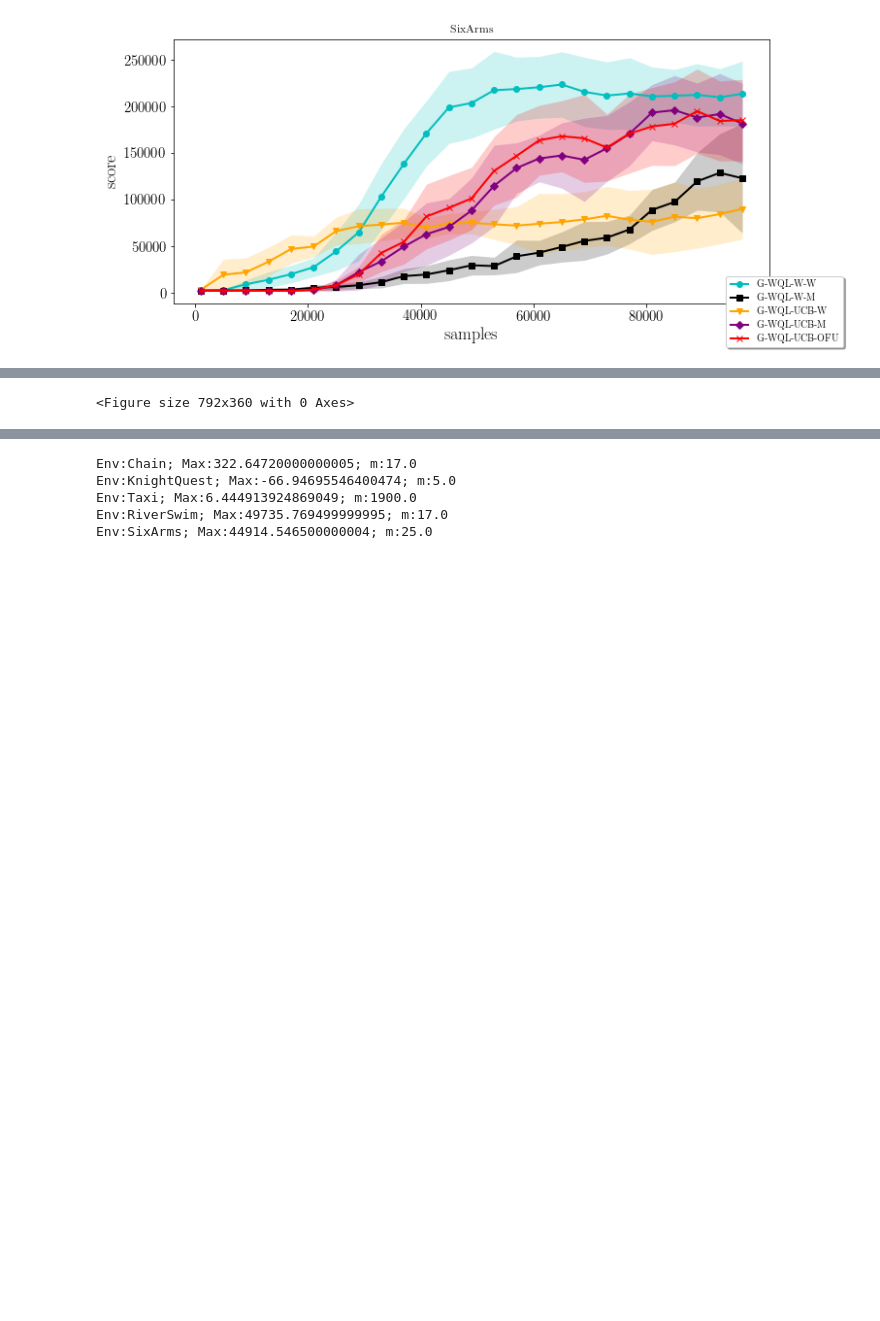
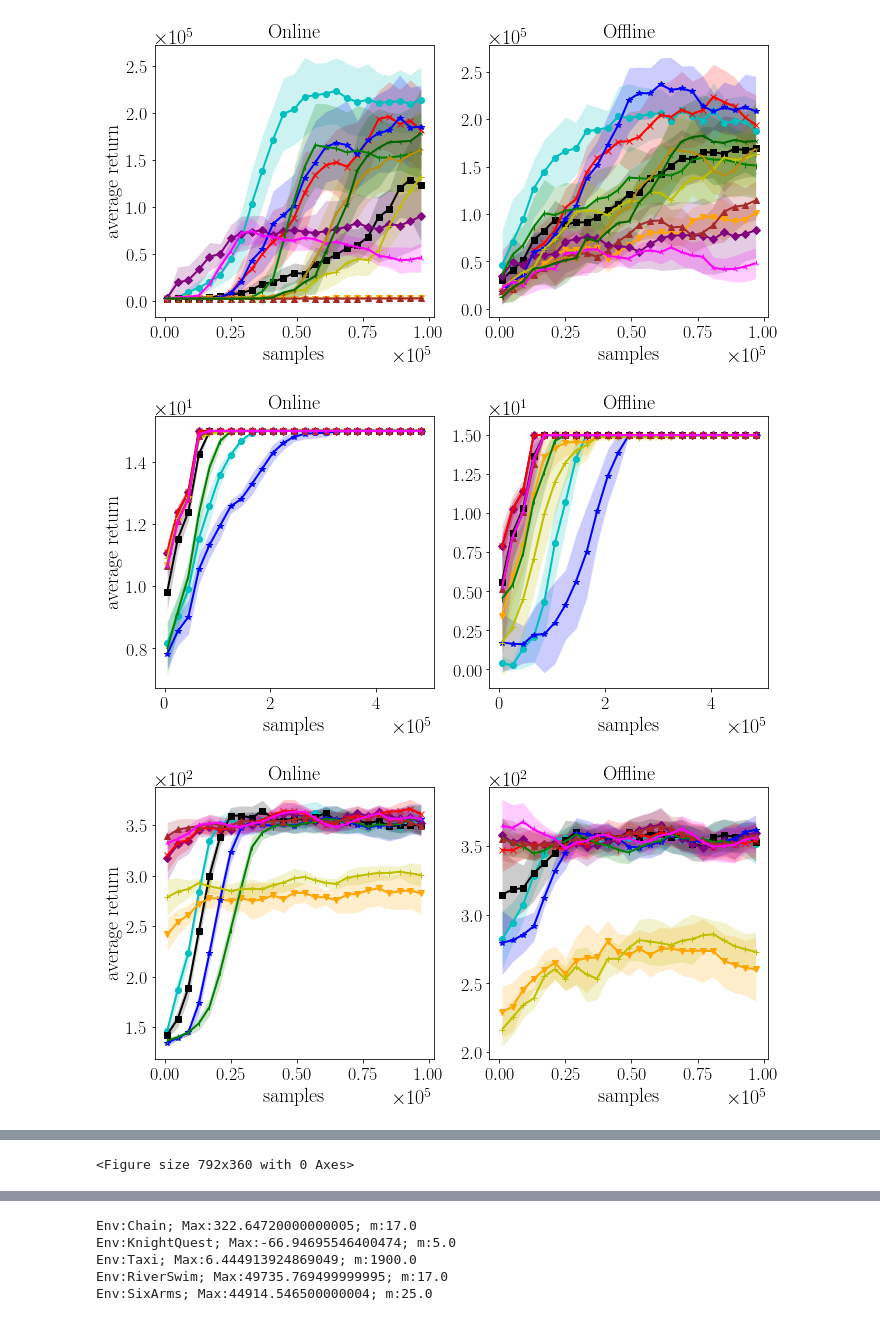
Before and after one commit to albertometelli/weightedDQN, a Jupyter notebook: q_learning/notebook.ipynb, the cells around one changed output, grey strips where cells are left out. Drawn from its saved outputs; the diff is of its cells as text; code cells hidden in the pictures; blank space fills up the shorter version.

```diff
--- a/q_learning/notebook.ipynb
+++ b/q_learning/notebook.ipynb
@@ -104,6 +104,10 @@ def plot_ci(xs, ys, conf, n, xlabel=None, ylabel=None, label=None, ax=None, **kw
         ax.set_xlabel(xlabel, fontsize=AXIS_FONT_SIZE)
     if ylabel is not None:
         ax.set_ylabel(ylabel, fontsize=AXIS_FONT_SIZE)
+    ax.ticklabel_format(style='sci',scilimits=(0,0))
+    ax.xaxis.offsetText.set_fontsize(TICKS_FONT_SIZE+2)
+    ax.yaxis.offsetText.set_fontsize(TICKS_FONT_SIZE+2)
     ax.tick_params(labelsize=TICKS_FONT_SIZE)
+
     return ax
 # %%
@@ -277,16 +291,17 @@ alg_to_label={
         'gaussian-ql':'G-WQL'
 }
 policy_to_label={
-        'weighted':'W',
+        'weighted':'PS',
         'vpi':'V',
         'eps-greedy':'e-Gree',
         'boltzmann':'Boltz',
         'boot':'Boot',
-        'weighted-gaussian':'W'
+        'weighted-gaussian':'PS'
 }
 update_to_label={
-        'weighted':'W',
-        'mean':'M',
+        'weighted':'PO',
+        'mean':'MO',
+        'optimistic':'OO',
         '':''
 }
 alg_to_double_vec ={
@@ -301,6 +316,7 @@ n_col = 2
 subsample = 4
 legend_labels = []
 legend_colors = []
+legend_markers = []
 for e,env in enumerate(environments):
     #if e % n_col ==0:
     fig, ax = plt.subplots(1, 2, figsize=(11, 5))
@@ -342,12 +358,12 @@ for e,env in enumerate(environments):
                             legend_colors.append(col[i])
                             legend_markers.append(markers[i])
                         indexes = [i*subsample for i in range(len(timesteps) // subsample)]
-                        ax[0].set_title('Online')
+                        ax[0].set_title('Online', fontdict={'fontsize':20})
                         ax[0] = plot_ci(timesteps[indexes],cum_reward_train[:,indexes], conf,
-                                    n_runs, xlabel='samples', ylabel='score', label=lab,
+                                    n_runs, xlabel='samples', ylabel='average return', label=lab,
                                     ax=ax[0], linewidth=2.0, linestyle=ls[0], color=col[i], marker = markers[i])
                         #ax[0].set_ylim(limits[e])
-                        ax[1].set_title('Offline')
+                        ax[1].set_title('Offline', fontdict={'fontsize':20})
                         ax[1] = plot_ci(timesteps[indexes], cum_reward_test[:,indexes], conf,
                                     n_runs, xlabel='samples', ylabel=None,
                                     ax=ax[1], linewidth=2.0, linestyle=ls[0], color=col[i], marker=markers[i])
@@ -380,8 +396,8 @@ fig.savefig('images/lr-legend.pdf',format='pdf',bbox_extra_artists=(lgd,), bbox_
 <Figure size 792x360 with 0 Axes>
 # %%
 #BW QL all versions
-environments = ['SixArms']#,'SixArms',,'Taxi','Chain','RiverSwim', 'Loop', 'KnightQuest'
-algorithms = ['gaussian-ql']
+environments = ['SixArms','Taxi','Chain','RiverSwim', 'Loop', 'KnightQuest']#,'SixArms',
+algorithms = ['gaussian-ql','particle-ql']
 policies = [['weighted-gaussian', 'ucb'], ['weighted','ucb'],['boot','weighted'],['eps-greedy', 'boltzmann']]
 updates = [['weighted','mean','optimistic'],['weighted','mean','optimistic'],[''], ['']]
 log_vec = ['False','True']
@@ -392,18 +408,18 @@ alg_to_label={
         'gaussian-ql':'G-WQL'
 }
 policy_to_label={
-        'weighted':'W',
+        'weighted':'PS',
         'vpi':'V',
         'eps-greedy':'e-Gree',
         'boltzmann':'Boltz',
         'boot':'Boot',
-        'weighted-gaussian':'W',
-        'ucb':'UCB'
+        'weighted-gaussian':'PS',
+        'ucb':'OFU'
 }
 update_to_label={
-        'weighted':'W',
-        'mean':'M',
-        'optimistic':'OFU',
+        'weighted':'PO',
+        'mean':'MO',
+        'optimistic':'OO',
         '':''
 }
 alg_to_double_vec ={
@@ -421,7 +437,7 @@ legend_colors = []
 legend_markers = []
 for e,env in enumerate(environments):
     #if e % n_col ==0:
-    fig, ax = plt.subplots(1, 1, figsize=(11, 5))
+    fig, ax = plt.subplots(1, 2, figsize=(11, 5))
     #fig.suptitle(env)
     i = 0
     for j, alg in enumerate(algorithms):
@@ -455,43 +471,44 @@ for e,env in enumerate(environments):
                                 cum_reward_test = results[:, 1, :, 3]
 
 
                             #print(cum_reward_test)
                         if len(paths) == 0:
                             continue
                         lab = alg_to_label[alg] + "-" +policy_to_label[pi] + "-" + update_to_label[u]
                         if e == 0:
                             legend_labels.append(lab)
                             legend_colors.append(col[i])
                             legend_markers.append(markers[i])
                         indexes = [i*subsample for i in range(len(timesteps) // subsample)]
-                        ax.set_title(env)
                         markers_on=[i* 2]
-
-                        ax = plot_ci(timesteps[indexes],cum_reward_train[:,indexes], conf,
-                                    n_runs, xlabel='samples', ylabel='score', label=lab, marker=markers[i],
-                                    ax=ax, linewidth=2.0, linestyle=ls[0], color=col[i],)
+                        ax[0].set_title('Online', fontdict={'fontsize':20})
+                        ax[0] = plot_ci(timesteps[indexes],cum_reward_train[:,indexes], conf,
+                                    n_runs, xlabel='samples', ylabel='average return', label=lab, marker=markers[i],
+                                    ax=ax[0], linewidth=2.0, linestyle=ls[0], color=col[i],)
                         #ax[0].set_ylim(limits[e])
-                        '''ax[1].set_title('Offline')
+                        ax[1].set_title('Offline', fontdict={'fontsize':20})
                         ax[1] = plot_ci(timesteps[indexes], cum_reward_test[:,indexes], conf,
                                     n_runs, xlabel='samples', ylabel=None, marker=markers[i],
-                                    ax=ax[1], linewidth=2.0, linestyle=ls[0], color=col[i],)'''
+                                    ax=ax[1], linewidth=2.0, linestyle=ls[0], color=col[i],)
                         #ax[1].set_ylim(limits[e])
                         i += 1
-    lgd=fig.legend(loc='lower right',
-                        ncol=1, fancybox=True, shadow=True)#
+    #lgd=fig.legend(loc='lower right',
+     #                   ncol=1, fancybox=True, shadow=True)#
     #if e%n_col == n_col-1:
         #e1 = environments[e-1]
         #fig.savefig('images/lr_'+e1+"-"+env+".pdf",format='pdf', bbox_inches='tight')
     if env != 'SixArms':
         fig.savefig('images/BW-'+env+".pdf",format='pdf', bbox_inches='tight')
     else:
-        fig.savefig('images/BW-'+env+".pdf",format='pdf', bbox_inches='tight',bbox_extra_artists=(lgd,))#
+        fig.savefig('images/BW-'+env+"_2.pdf",format='pdf', bbox_inches='tight')#,bbox_extra_artists=(lgd,)
 fig = plt.figure(figsize=(11, 5))
 patches = [ mlines.Line2D([], [], color=legend_colors[i], marker=legend_markers[i],
                           label=legend_labels[i])  for i in range(len(legend_labels)) ]
 
-lgd=fig.legend( patches, legend_labels, ncol=5,
+lgd=fig.legend( patches, legend_labels, ncol=6,
            loc='center')
-#fig.savefig('images/BW-legend.pdf',format='pdf',bbox_extra_artists=(lgd,), bbox_inches='tight')
+fig.savefig('images/BW-legend.pdf',format='pdf',bbox_extra_artists=(lgd,), bbox_inches='tight')
 # %% [output]
-[figure, old version]
+[figure, new version]
+[figure, added]
+[figure, added]
```
Also changed, not shown: parts of 8 cells of this notebook, 4 other files.
